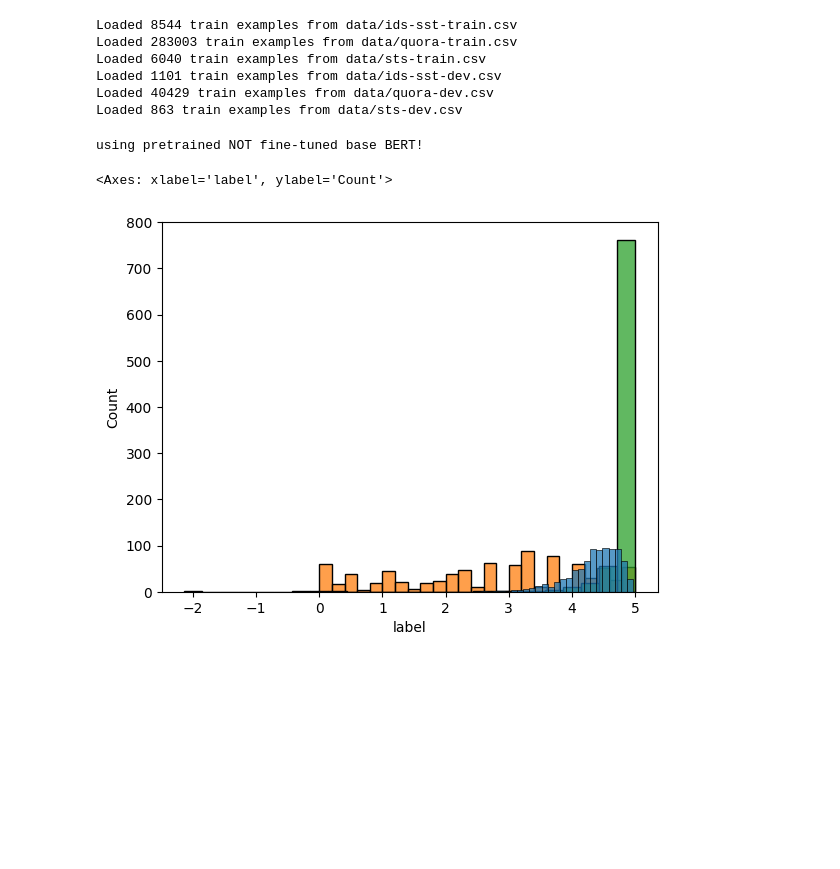
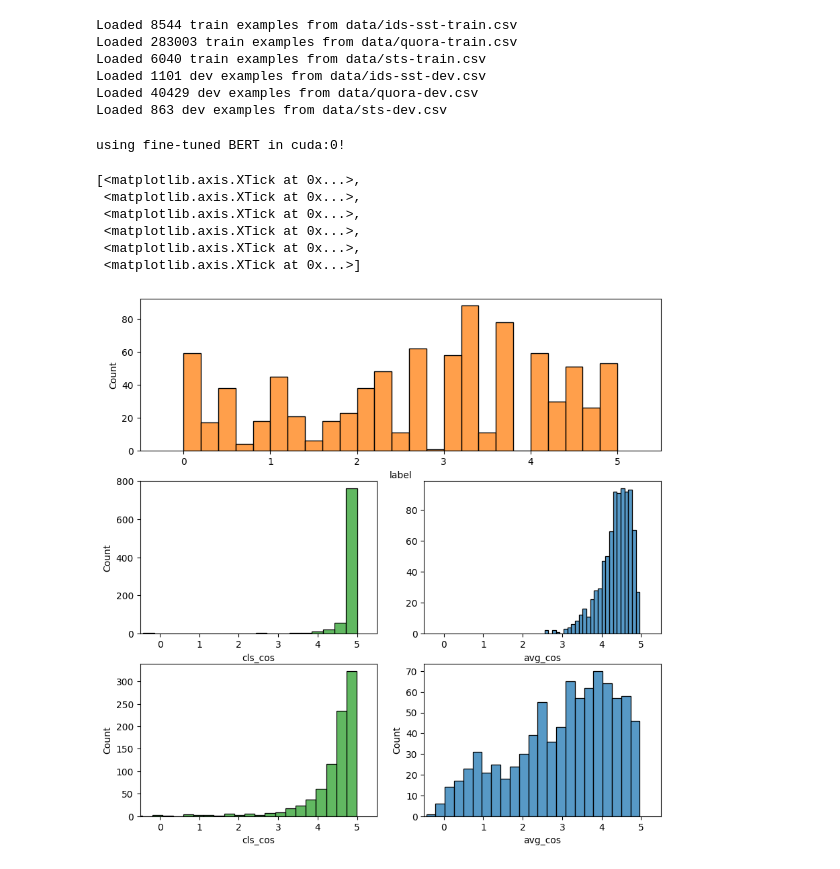
Before and after one commit to hsingchien/CS224N_FP, a Jupyter notebook: analysis_script.ipynb, the cells around one changed output. Drawn from its saved outputs; the diff is of its cells as text; code cells hidden in the pictures; blank space fills up the shorter version.

Commit message:
updated regression models

```diff
--- a/analysis_script.ipynb
+++ b/analysis_script.ipynb
@@ -36,7 +36,7 @@ sst_train_data, num_labels, para_train_data, sts_train_data = load_multitask_dat
     sst_train, para_train, sts_train, split="train"
 )
 sst_dev_data, num_labels, para_dev_data, sts_dev_data = load_multitask_data(
-    sst_dev, para_dev, sts_dev, split="train"
+    sst_dev, para_dev, sts_dev, split="dev"
 )
 
 sst_train_data = SentenceClassificationDataset(sst_train_data, None)
@@ -91,9 +91,9 @@ sts_dev_dataloader = DataLoader(
 Loaded 8544 train examples from data/ids-sst-train.csv
 Loaded 283003 train examples from data/quora-train.csv
 Loaded 6040 train examples from data/sts-train.csv
-Loaded 1101 train examples from data/ids-sst-dev.csv
-Loaded 40429 train examples from data/quora-dev.csv
-Loaded 863 train examples from data/sts-dev.csv
+Loaded 1101 dev examples from data/ids-sst-dev.csv
+Loaded 40429 dev examples from data/quora-dev.csv
+Loaded 863 dev examples from data/sts-dev.csv
 # %%
 # define model
 from multitask_classifier import MultitaskBERT
@@ -113,18 +113,19 @@ config = SimpleNamespace(
         "fine_tune_mode": "full-model",
     }
 )
-model_path = ""
+model_path = "./predictions/single_task_model/single_sts/full-model-20-1e-05-multitask.pt"
+# model_path = ""
 model = MultitaskBERT(config)
 if model_path:
-    saved = torch.load(model_path)
+    saved = torch.load(model_path, map_location=device)
     config = saved["model_config"]
     model.load_state_dict(saved["model"])
-    model = model.to(device)
-    print("using fine-tuned BERT!")
+    print(f"using fine-tuned BERT in {device}!")
 else:
-    print("using pretrained NOT fine-tuned base BERT!")
+    print(f"using pretrained NOT fine-tuned base BERT in {device}!")
+model = model.to(device)
 # %% [output]
-using pretrained NOT fine-tuned base BERT!
+using fine-tuned BERT in cuda:0!
 # %%
 # calculate and generate list of cls embeddings and avg tken embedding
 import pandas as pd
@@ -168,11 +169,40 @@ for batch in tqdm(sts_dataloader):
     ridx += btch_sz
-# %%
-# some visualization of pretrained BERT
-import seaborn as ses
-
-ses.histplot(sts_cos_df["label"], bins=25, color="tab:orange")
-ses.histplot(sts_cos_df["cls_cos"] * 5, bins=25, color="tab:green")
-ses.histplot(sts_cos_df["avg_cos"] * 5, bins=25, color="tab:blue")
-# %% [output]
-<Axes: xlabel='label', ylabel='Count'>
-[figure, removed]
+# %%
+# Rename the df
+sgl_sts_BERT_sts_df = sts_cos_df.copy()
+# pretr_BERT_sts_df = sts_cos_df.copy()
+# %%
+# some visualization of pretrained BERT
+import seaborn as ses
+from matplotlib import pyplot as plt
+xl = (-0.5,5.5)
+f = plt.figure(figsize=(10,10))
+plt.subplot(3,1,1)
+ax = ses.histplot(pretr_BERT_sts_df["label"], bins=25, color="tab:orange")
+ax.set_xlim(xl)
+ax.set_xticks(range(6))
+plt.subplot(3,2,3)
+ax = ses.histplot(pretr_BERT_sts_df["cls_cos"] * 5, bins=25, color="tab:green")
+ax.set_xlim(xl)
+ax.set_xticks(range(6))
+plt.subplot(3,2,4)
+ax = ses.histplot(pretr_BERT_sts_df["avg_cos"] * 5, bins=25, color="tab:blue")
+ax.set_xlim(xl)
+ax.set_ylabel("")
+ax.set_xticks(range(6))
+plt.subplot(3,2,5)
+ax = ses.histplot(sgl_sts_BERT_sts_df["cls_cos"] * 5, bins=25, color="tab:green")
+ax.set_xlim(xl)
+ax.set_xticks(range(6))
+plt.subplot(3,2,6)
+ax = ses.histplot(sgl_sts_BERT_sts_df["avg_cos"]*5, bins=25, color="tab:blue")
+ax.set_xlim(xl)
+ax.set_xticks(range(6))
+# %% [output]
+[<matplotlib.axis.XTick at 0x...>,
+ <matplotlib.axis.XTick at 0x...>,
+ <matplotlib.axis.XTick at 0x...>,
+ <matplotlib.axis.XTick at 0x...>,
+ <matplotlib.axis.XTick at 0x...>,
+ <matplotlib.axis.XTick at 0x...>]
+[figure, added]
```
Also changed, not shown: parts of 2 cells of this notebook, 10 other files.
